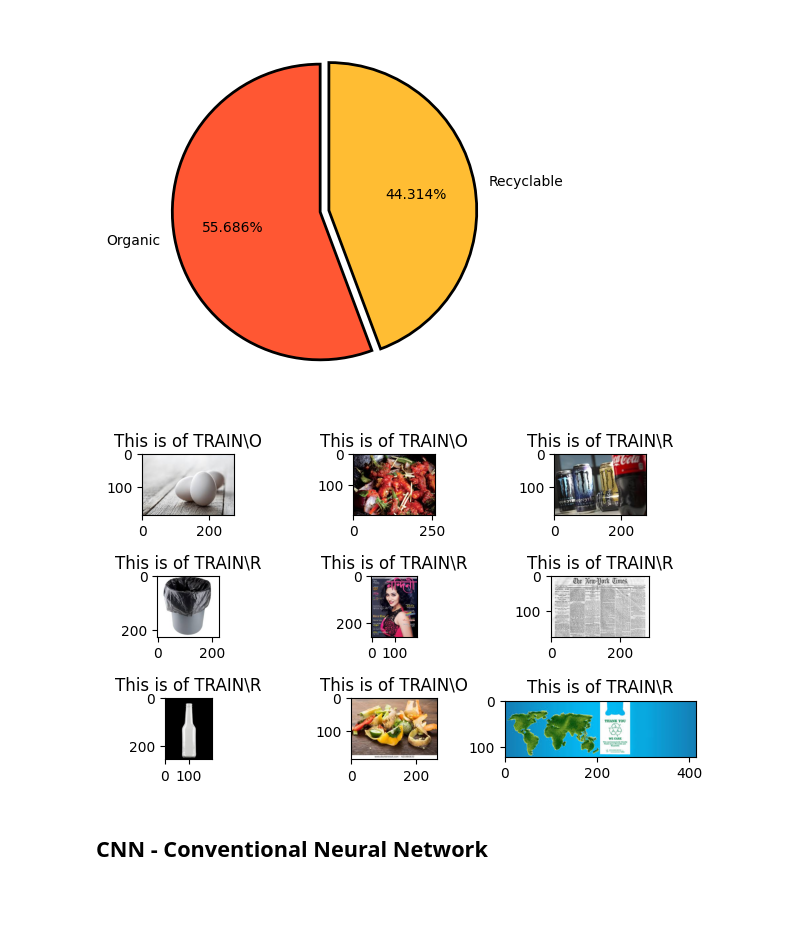
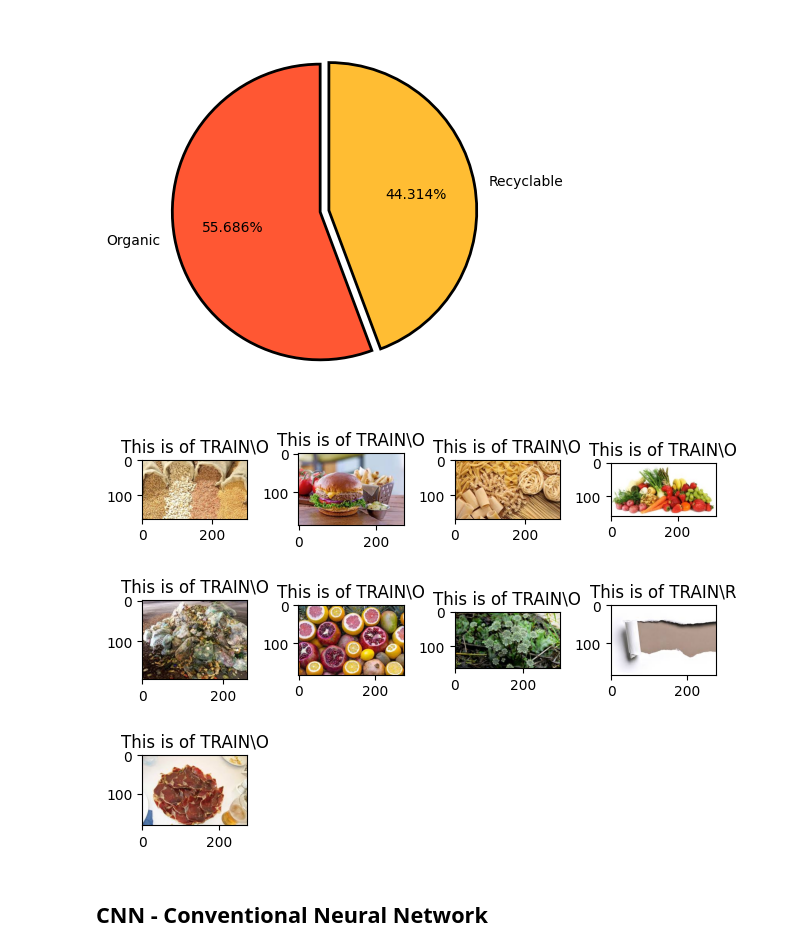
Before and after one commit to anieshreddy/Plasticwaste-management, a Jupyter notebook: wasteclassification.ipynb, the cells around one changed output. Saved outputs shown, nothing was run; the diff lists cells and outputs as text; code cells hidden in the pictures; blank space fills up the shorter version.

```diff
--- a/wasteclassification.ipynb
+++ b/wasteclassification.ipynb
@@ -77,15 +77,15 @@ plt.show()
 # %% [output]
 [figure]
 # %%
-plt.Figure(figsize=(20, 15))
+plt.Figure(figsize=(20, 20))
 for i in range(9):
-    plt.subplot(4, 3, i%12+1)
-    index = np.random.randint(20000)
+    plt.subplot(3, 4, (i%12)+1)
+    index = np.random.randint(18000)
     plt.title('This is of {0}'.format(data.label[index]))
     plt.imshow(data.image[index])
     plt.tight_layout()
 # %% [output]
-[figure, old version]
+[figure, new version]
 # %% [markdown]
 ## CNN - Conventional Neural Network
 # %%
```
Also changed, not shown: parts of 10 cells of this notebook.
